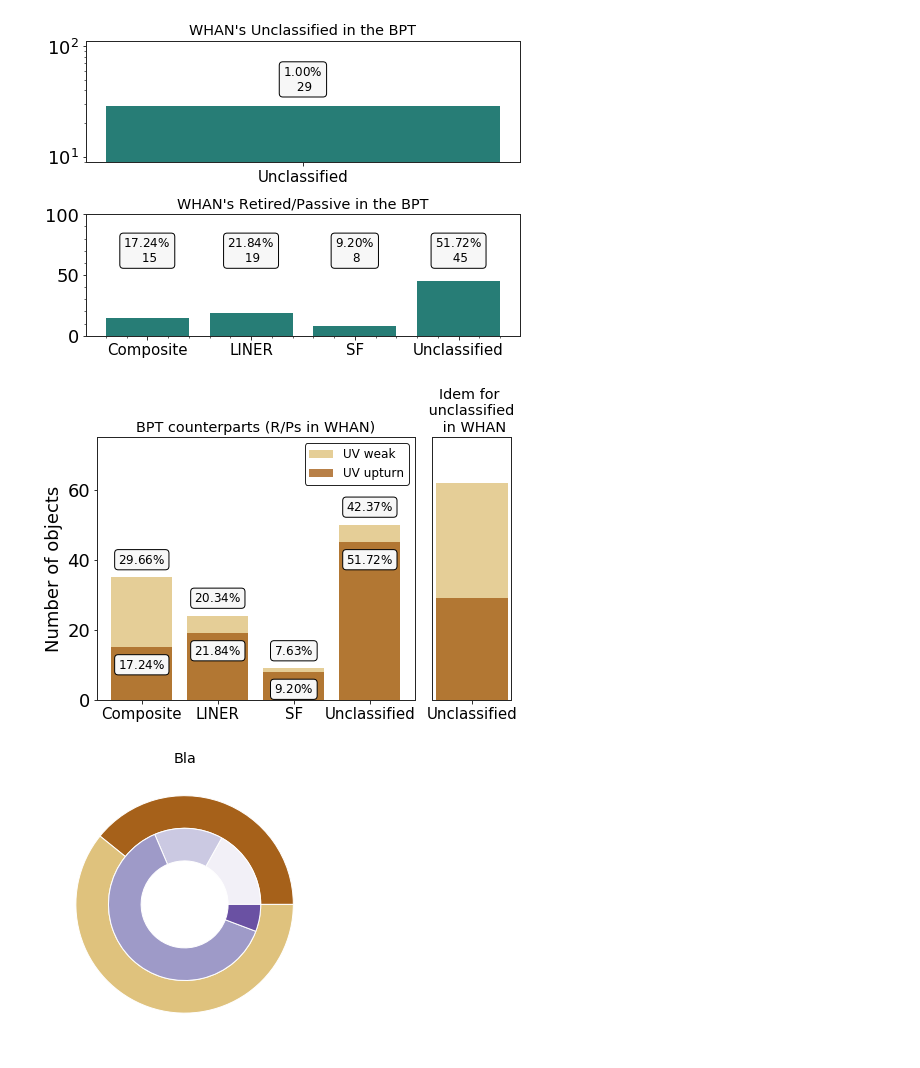
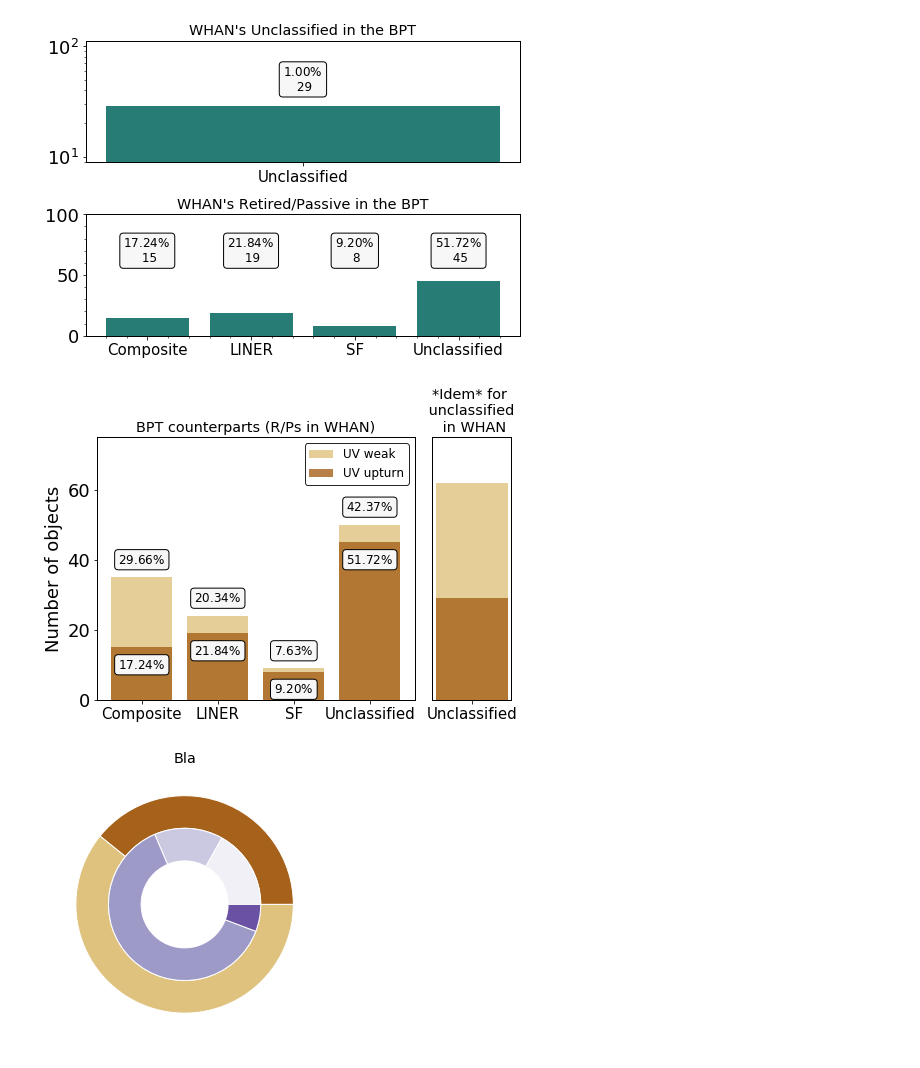
Before and after one commit to mdastro/UVupturn-RSGs, a Jupyter notebook: CatAnalysis/CatAnalysis_Part01.ipynb, the cells around one changed output. Saved outputs shown, nothing was run; the diff lists cells and outputs as text; code cells hidden in the pictures.

```diff
--- a/CatAnalysis/CatAnalysis_Part01.ipynb
+++ b/CatAnalysis/CatAnalysis_Part01.ipynb
@@ -996,43 +941,35 @@ plt.rcParams.update(plotpars)
 plt.rcParams['xtick.labelsize'] = 15
 
 grid = GridSpec(1,2, width_ratios=[4.,1.])
 fig_rp = fig.add_subplot(grid[0,0])
 fig_na = fig.add_subplot(grid[0,1])
 
 fig_rp.bar(x=x_rp_uvwk, height=y_rp_uvwk, color='#dfc27d', alpha=0.8, label="UV weak")
 fig_rp.bar(x=x_rp_uvup, height=y_rp_uvup, color='#a6611a', alpha=0.8, label="UV upturn")
 for i in range(x_rp_uvup.size):
     frac01 = (y_rp_uvup[i]/rp_all_uvup)*100
     fig_rp.text(x=x_rp_uvup[i], y=y_rp_uvup[i]-5, s='$%.2f\%%$' % (frac01), horizontalalignment='center',
                 verticalalignment='center', bbox=text_bbox)
     frac02 = (y_rp_uvwk[i]/rp_all_uvwk)*100
     fig_rp.text(x=x_rp_uvwk[i], y=y_rp_uvwk[i]+5, s='$%.2f\%%$' % (frac02), horizontalalignment='center',
                 verticalalignment='center', bbox=text_bbox)
 fig_rp.set_ylim([0,75])
 fig_rp.set_ylabel("Number of objects")
 fig_rp.legend(loc='best')
 fig_rp.set_title("BPT counterparts (R/Ps in WHAN)")
 
 fig_na.bar(x=x_na_uvwk, height=y_na_uvwk, color='#dfc27d', alpha=0.8, label="UV weak")
 fig_na.bar(x=x_na_uvup, height=y_na_uvup, color='#a6611a', alpha=0.8, label="UV upturn")
-# for i in range(x_na_uvup.size):
-#     frac01 = (y_na_uvup[i]/na_all_uvup)*100
-#     fig_na.text(x=x_na_uvup[i], y=4, s='$%.2f\%%$' % (frac01), horizontalalignment='center',
-#                 verticalalignment='center', bbox=text_bbox)
-#     frac02 = (y_na_uvwk[i]/na_all_uvwk)*100
-#     fig_na.text(x=x_na_uvwk[i], y=55, s='$%.2f\%%$' % (frac02), horizontalalignment='center',
-#                 verticalalignment='center', bbox=text_bbox)
-
 fig_na.set_ylim([0,75])
 fig_na.yaxis.set_visible(False)
-fig_na.set_title('Idem for \n unclassified \n in WHAN')
+fig_na.set_title('*Idem* for \n unclassified \n in WHAN')
 
 plt.tight_layout(w_pad=0.)
 plt.savefig('../../LargeFilesResults/PaperFigs/g2_proportionsII.png', bbox='tight')
 plt.savefig('../../LargeFilesResults/PaperFigs/g2_proportionsII.pdf', bbox='tight')
 plt.show()
 # %% [output]
-[figure, old version]
+[figure, new version]
 # %%
 my_df_uvwk = pd.concat([my_df_rp_uvwk, my_df_na_uvwk])
 my_df_uvup = pd.concat([my_df_rp_uvup, my_df_na_uvup])
```
Also changed, not shown: parts of 3 cells of this notebook, 3 other files.
